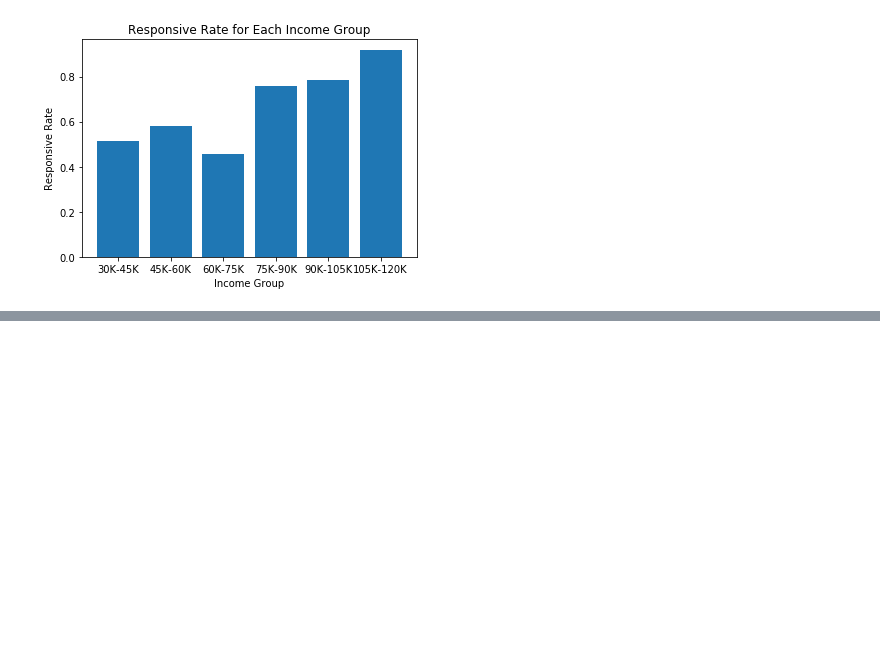
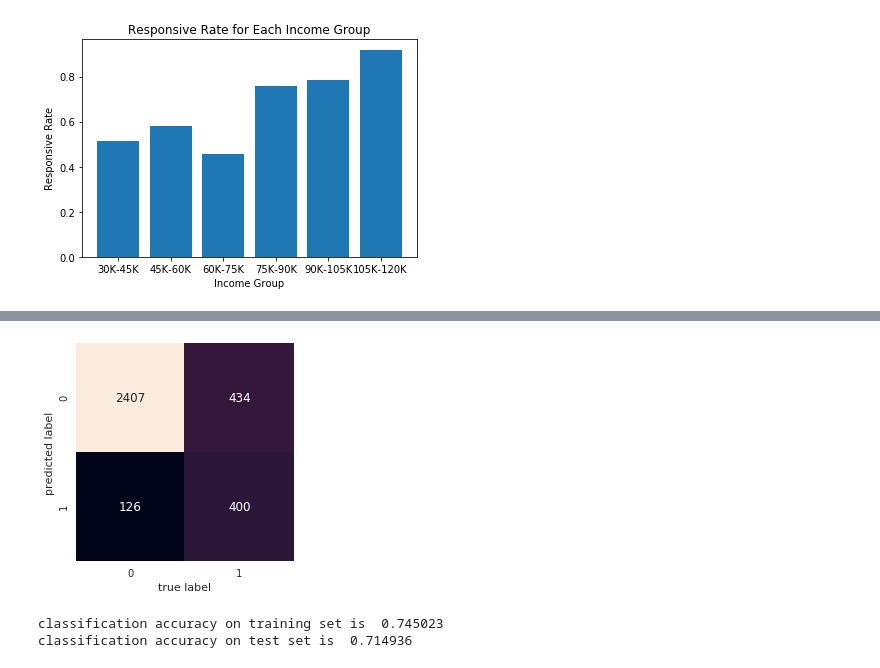
Before and after one commit to jingwenhuang96/Udacity_Starbucks_Capstone, a Jupyter notebook: Starbucks_Capstone_notebook.ipynb, the cells around one changed output, grey strips where cells are left out. Drawn from its saved outputs; the diff is of its cells as text; code cells hidden in the pictures; blank space fills up the shorter version.

```diff
--- a/Starbucks_Capstone_notebook.ipynb
+++ b/Starbucks_Capstone_notebook.ipynb
@@ -422,0 +555,3 @@ groupby_count(offer_view_profile, 'IncomeRange', 'Income Group')
+# %%
+# predict Y label using test dataset
+Y_pred = clf.predict(X_test)
@@ -422,0 +565,8 @@ groupby_count(offer_view_profile, 'IncomeRange', 'Income Group')
+# %%
+# Check the confusion metric of results
+mat = confusion_matrix(Y_test, Y_pred)
+sns.heatmap(mat.T, square=True, annot=True, fmt='d', cbar=False)
+plt.xlabel('true label')
+plt.ylabel('predicted label');
+# %% [output]
+[figure, added]
@@ -422,0 +584,13 @@ groupby_count(offer_view_profile, 'IncomeRange', 'Income Group')
+# %%
+# check the predict label accuract score
+Y_train_pred=clf.predict(X_train)
+confusion_train=confusion_matrix(Y_train, Y_train_pred)
+acc_train=weighted_accuracy(confusion_train)
+print('classification accuracy on training set is ', acc_train)
+
+confusion_test = confusion_matrix(Y_test, Y_pred)
+acc_test=weighted_accuracy(confusion_test)
+print('classification accuracy on test set is ', acc_test)
+# %% [output]
+classification accuracy on training set is  0.745023
+classification accuracy on test set is  0.714936
```
Also changed, not shown: parts of 21 cells of this notebook.
